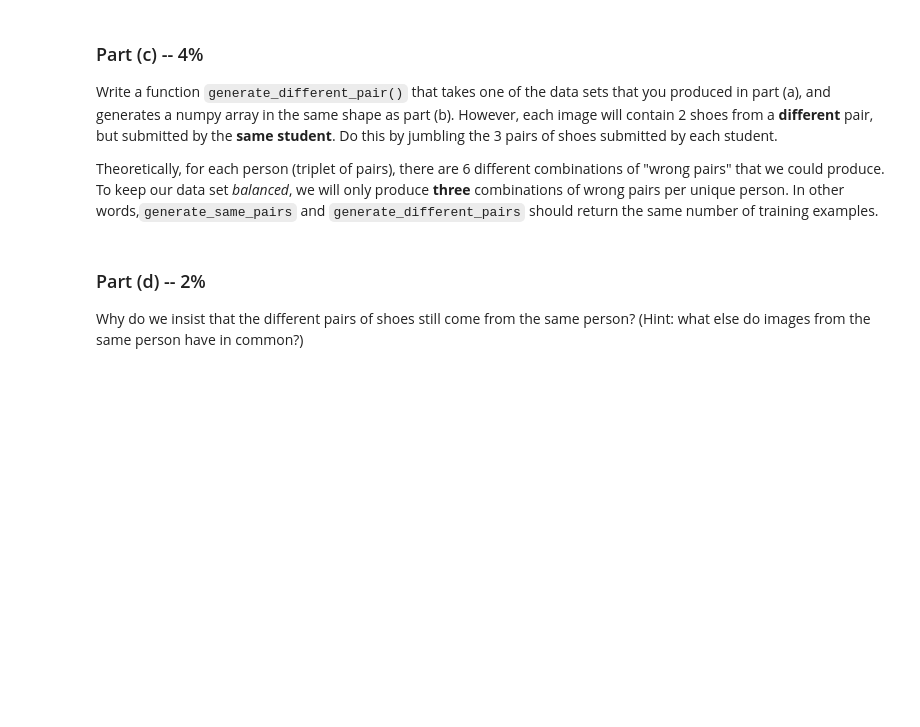
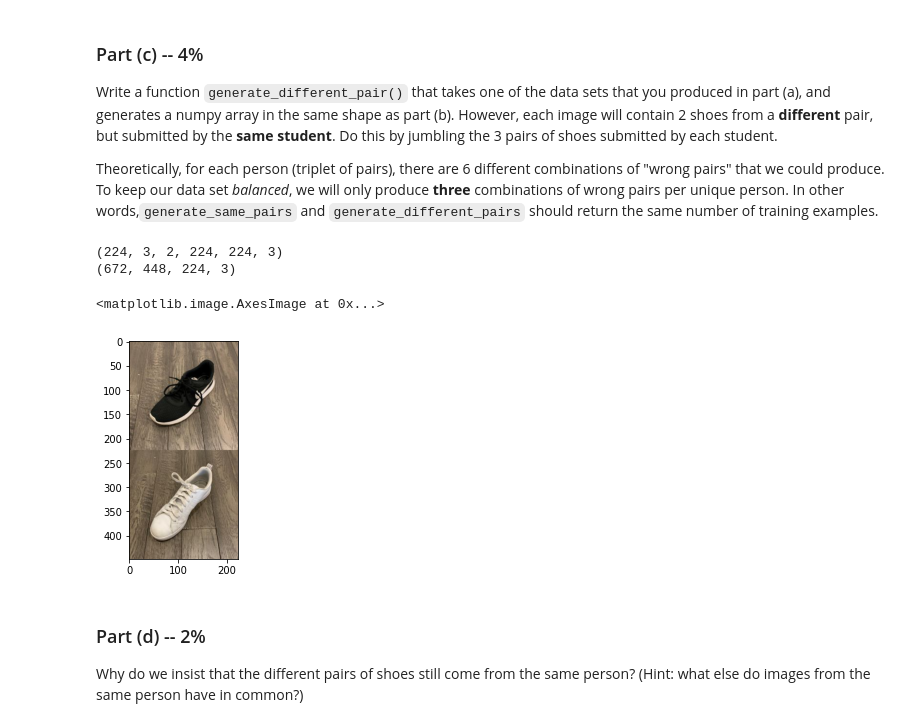
Before and after one commit to Angel2Eyes/deep_learning_course, a Jupyter notebook: Deep Learning Course/Assignment3/Assignment3_ipynb.ipynb, the cells around one changed output. Saved outputs shown, nothing was run; the diff lists cells and outputs as text; code cells hidden in the pictures; blank space fills up the shorter version.

```diff
--- a/Deep Learning Course/Assignment3/Assignment3_ipynb.ipynb
+++ b/Deep Learning Course/Assignment3/Assignment3_ipynb.ipynb
@@ -151,11 +166,38 @@ In other words,`generate_same_pairs` and `generate_different_pairs` should
 return the same number of training examples.
 # %%
 # Your code goes here
+def generate_different_pair(data):
+  result = np.empty((np.shape(data)[0] * 3,448,224,3))
+  for sample_index, sample in enumerate(data):
+
+    jumble_matrix = np.eye(3)
+    r = np.random.randint(1,3,size=3)
+
+    rows, column_indices = np.ogrid[:jumble_matrix.shape[0], :jumble_matrix.shape[1]]
+
+    # Use always a negative shift, so that column_indices are valid.
+    # (could also use module operation)
+    r[r < 0] += jumble_matrix.shape[1]
+    column_indices = column_indices - r[:, np.newaxis]
+
+    jumble_matrix = jumble_matrix[rows, column_indices]
+
+    for row_idx, row in enumerate(jumble_matrix):
+      for col_idx,col in enumerate(row):
+        if col == 1:
+          result[sample_index*3 + row_idx,:224] = np.copy(sample[row_idx,0])
+          result[sample_index*3 + row_idx,224:] = np.copy(sample[col_idx,1])
+  return result
 
 # Run this code, include the result with your PDF submission
 print(train_data.shape) # if this is [N, 3, 2, 224, 224, 3]
 print(generate_different_pair(train_data).shape) # should be [N*3, 448, 224, 3]
-plt.imshow(generate_different_pair(train_data)[0]) # should show 2 shoes from different pairs
+plt.imshow(generate_different_pair(train_data)[0].astype(np.uint8)) # should show 2 shoes from different pairs
+# %% [output]
+(224, 3, 2, 224, 224, 3)
+(672, 448, 224, 3)
+<matplotlib.image.AxesImage at 0x...>
+[figure, added]
 # %% [markdown]
 ### Part (d) -- 2%
 
```
Also changed, not shown: parts of 4 cells of this notebook.
